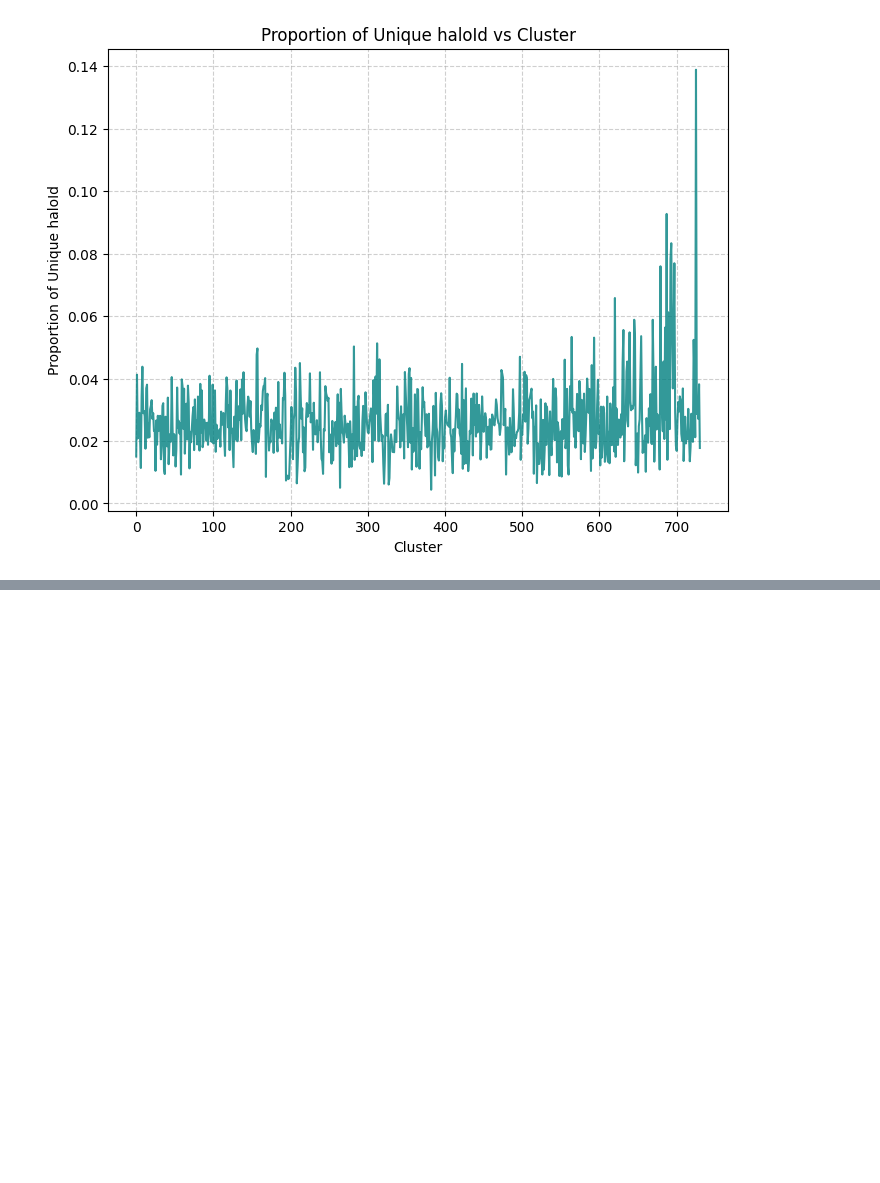
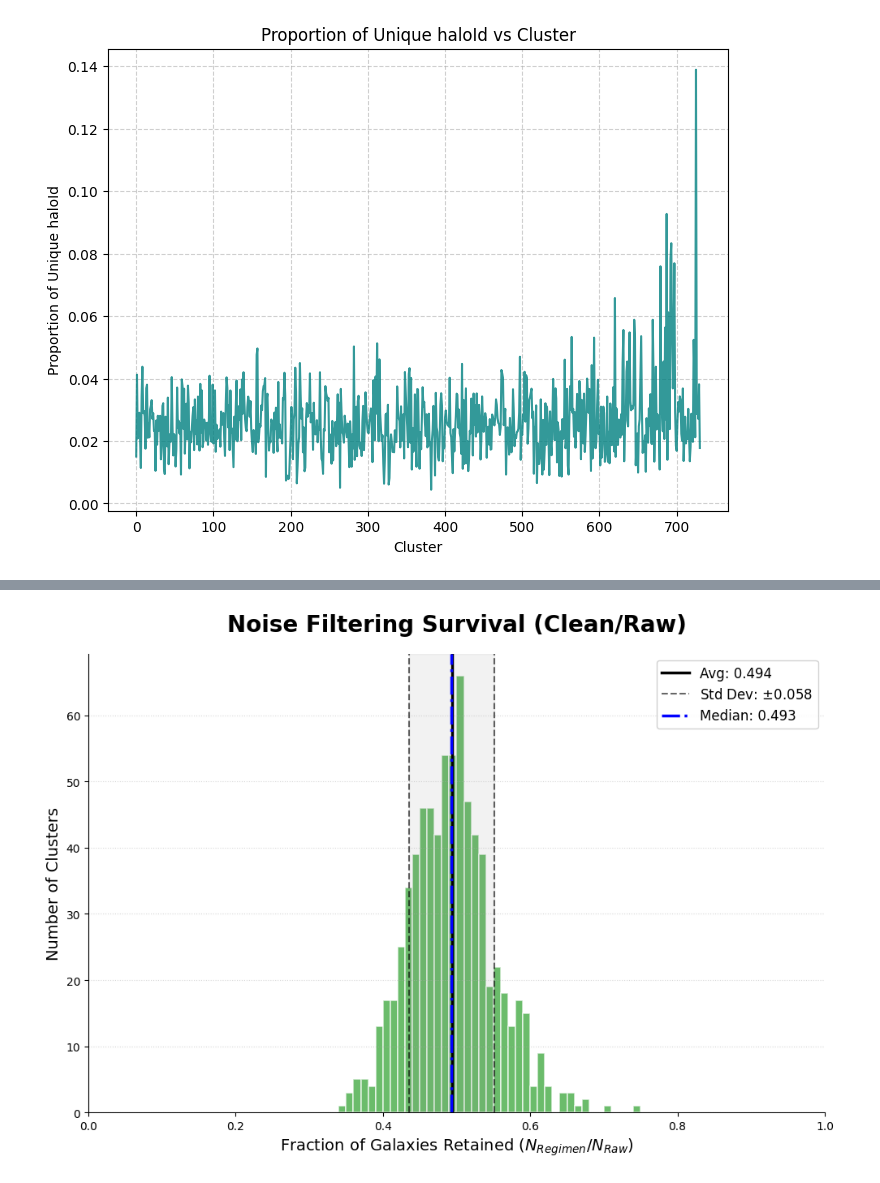
Before and after one commit to Prion6/ClusteringComparison, a Jupyter notebook: data_profiler.ipynb, the cells around one changed output, grey strips where cells are left out. Drawn from its saved outputs; the diff is of its cells as text; code cells hidden in the pictures; blank space fills up the shorter version.

```diff
--- a/data_profiler.ipynb
+++ b/data_profiler.ipynb
@@ -237,0 +354,80 @@ TypeError: cluster_plot_2D() missing 3 required positional arguments: 'X_data',
+# %%
+import pandas as pd
+import numpy as np
+import matplotlib.pyplot as plt
+
+# 1. Calculate the fractions (0 to 1)
+raw_list = cluster_samples["raw"]
+clean_list = cluster_samples["clean"]
+splus_list = cluster_samples["splus"]
+
+clean_fractions = []
+splus_fractions = []
+
+for i in range(len(raw_list)):
+    n_raw = len(raw_list[i])
+    if n_raw == 0: continue
+
+    clean_fractions.append(len(clean_list[i]) / n_raw)
+    splus_fractions.append(len(splus_list[i]) / n_raw)
+
+# Convert to numpy for stats
+clean_fractions = np.array(clean_fractions)
+splus_fractions = np.array(splus_fractions)
+
+# 2. Define Plotting Helper
+def save_survival_histogram(data, title, filename, color):
+    avg = np.mean(data)
+    std = np.std(data)
+    median = np.median(data)
+
+    plt.figure(figsize=(10, 7))
+
+    # Histogram
+    counts, bins, patches = plt.hist(data, bins=100, range=(0, 1),
+                                     color=color, alpha=0.7,
+                                     edgecolor='white', linewidth=1.2)
+
+    # Marking Statistics
+    plt.axvline(avg, color='black', linestyle='-', linewidth=2.5,
+                label=f'Avg: {avg:.3f}')
+
+    # Marking Std Dev with dashed lines
+    plt.axvline(avg - std, color='black', linestyle='--', linewidth=1.5, alpha=0.6,
+                label=f'Std Dev: $\pm${std:.3f}')
+    plt.axvline(avg + std, color='black', linestyle='--', linewidth=1.5, alpha=0.6)
+
+    # Shading the Std Dev region
+    plt.axvspan(max(0, avg - std), min(1, avg + std), color='gray', alpha=0.1)
+
+    plt.axvline(median, color='blue', linestyle='-.', linewidth=2.5, label=f'Median: {median:.3f}')
+
+    # Aesthetics
+    plt.title(title, fontsize=20, fontweight='bold', pad=20)
+    plt.xlabel("Fraction of Galaxies Retained ($N_{Regimen} / N_{Raw}$)", fontsize=14)
+    plt.ylabel("Number of Clusters", fontsize=14)
+    plt.xlim(0, 1)
+
+    # Ensure Y-axis uses integers for counts
+    plt.gca().yaxis.get_major_locator().set_params(integer=True)
+
+    plt.grid(axis='y', linestyle=':', alpha=0.5)
+    plt.legend(fontsize=12, frameon=True, facecolor='white', framealpha=0.9)
+
+    # Clean spines
+    for spine in ['top', 'right']:
+        plt.gca().spines[spine].set_visible(False)
+
+    plt.tight_layout()
+    plt.savefig(filename, dpi=300)
+    plt.show()
+    plt.close()
+
+# 3. Generate Separated Plots
+save_survival_histogram(clean_fractions, "Noise Filtering Survival (Clean/Raw)",
+                         "histogram_clean_survival.png", "#2ca02c")
+
+save_survival_histogram(splus_fractions, "Observational Survival (SPLUS/Raw)",
+                         "histogram_splus_survival.png", "#d62728")
+# %% [output]
+[figure, added]
```
Also changed, not shown: parts of 8 cells of this notebook, 5 other files.
